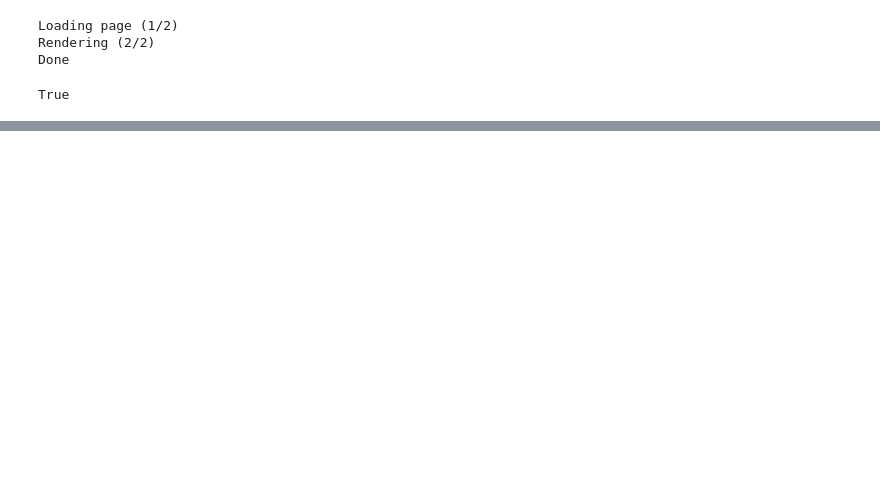
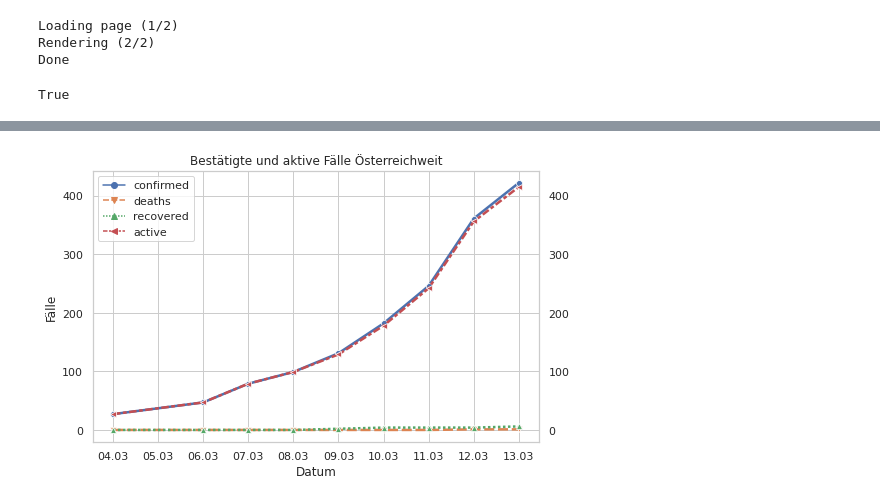
Before and after one commit to danielw2904/Austria-COVID-19, a Jupyter notebook: Austria.ipynb, the cells around one changed output, grey strips where cells are left out. Drawn from its saved outputs; the diff is of its cells as text; code cells hidden in the pictures; blank space fills up the shorter version.

Commit message:
Add predictions, calculate active vs confirmed

```diff
--- a/Austria.ipynb
+++ b/Austria.ipynb
@@ -160,0 +181,7 @@ True
+# %%
+country = df.copy()
+country.drop(columns=country.columns.difference(["total_cases", "total_deaths"]), inplace=True)
+country.total_cases = country.total_cases.astype(int)
+country.index = country.index.normalize()
+country = country.loc[~country.index.duplicated(keep='last')]
+country
@@ -160,0 +201,6 @@ True
+# %%
+df_recovered.drop(columns=df_recovered.columns.difference(["total_recovered"]), inplace=True)
+#df_recovered.total_cases = df_recovered.total_recovered.astype(int)
+df_recovered.index = df_recovered.index.normalize()
+df_recovered = df_recovered.loc[~df_recovered.index.duplicated(keep='last')]
+df_recovered
@@ -160,0 +215,6 @@ True
+# %%
+country.rename(columns={'total_cases': 'confirmed', 'total_deaths': 'deaths'}, inplace=True)
+country['recovered'] = df_recovered.total_recovered
+country['recovered'] = country['recovered'].fillna(0).astype(int)
+country['active'] = country.confirmed - country.recovered - country.deaths
+country
@@ -160,0 +233,10 @@ True
+# %%
+plot, ax = plt.subplots()
+plot = sns.lineplot(data=country, linewidth=2.5,  markers=filled_markers, ax=ax)
+plot.tick_params(labelright=True)
+plot.set(xlabel='Datum', ylabel='Fälle', title="Bestätigte und aktive Fälle Österreichweit")
+ax.xaxis.set_major_locator(mdates.DayLocator())
+ax.xaxis.set_major_formatter(mdates.DateFormatter('%d.%m'))
+#ax.axhline(600, ls='--')#64805
+# %% [output]
+[figure, added]
```
Also changed, not shown: parts of 24 cells of this notebook, 8 other files.
